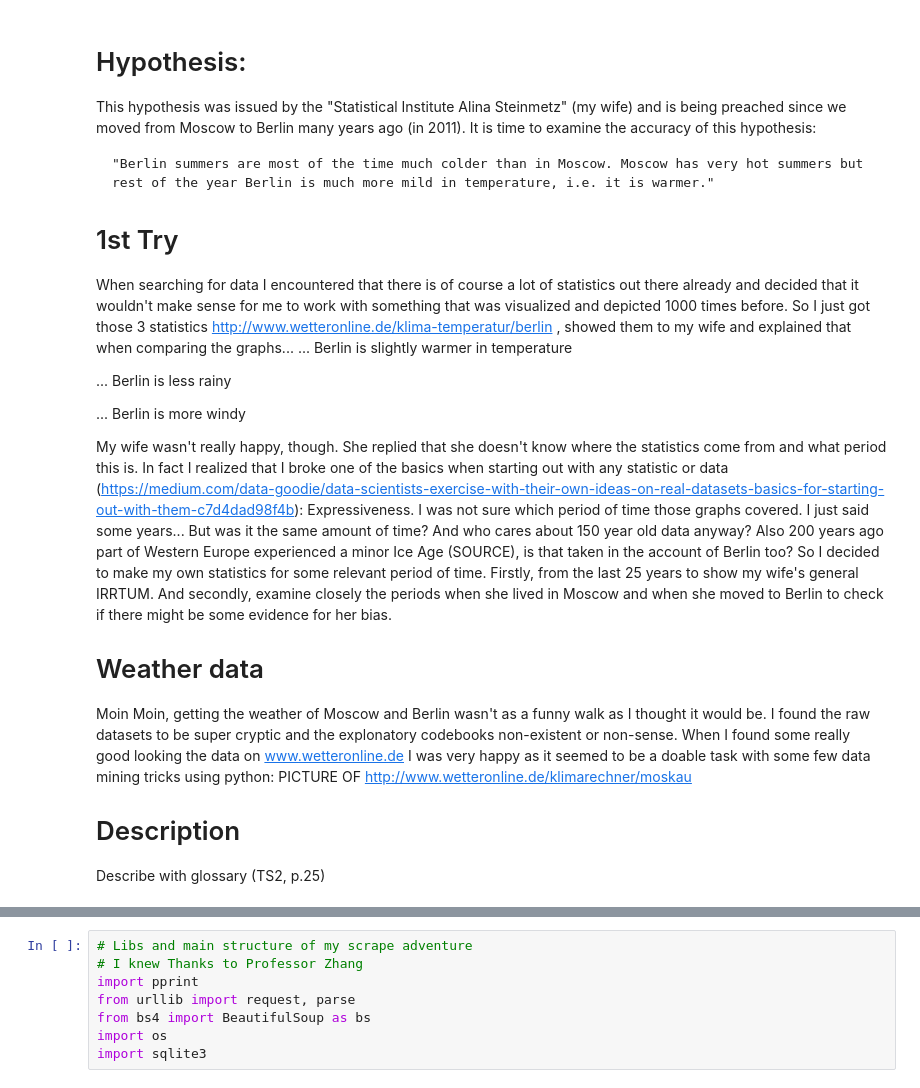
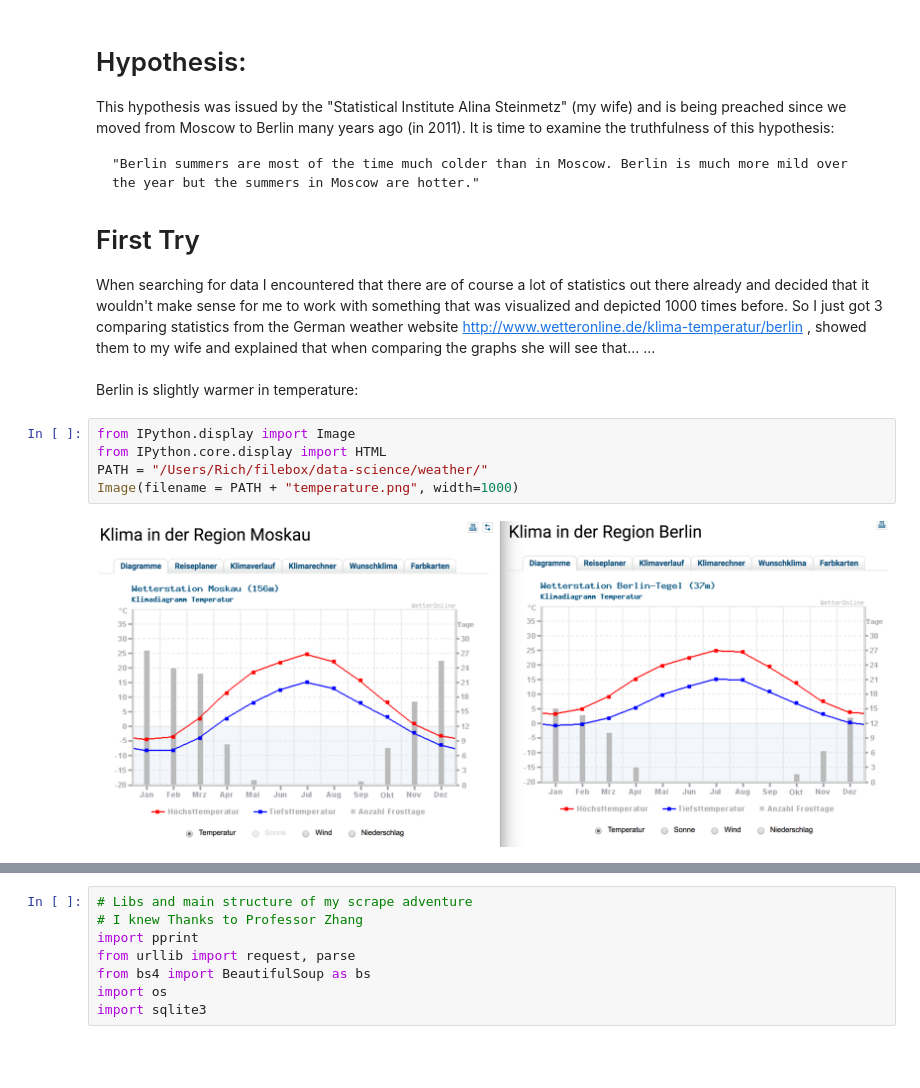
Before and after one commit to RichStone/weather-comparison-berlin-moscow, a Jupyter notebook: weather.ipynb, the cells around one changed output, grey strips where cells are left out. Saved outputs shown, nothing was run; the diff lists cells and outputs as text; blank space fills up the shorter version.

```diff
--- a/weather.ipynb
+++ b/weather.ipynb
@@ -1,29 +1,18 @@
 # %% [markdown]
 # Hypothesis:
-This hypothesis was issued by the "Statistical Institute Alina Steinmetz" (my wife) and is being preached since we moved from Moscow to Berlin many years ago (in 2011). It is time to examine the accuracy of this hypothesis:
+This hypothesis was issued by the "Statistical Institute Alina Steinmetz" (my wife) and is being preached since we moved from Moscow to Berlin many years ago (in 2011). It is time to examine the truthfulness of this hypothesis:
 
-    "Berlin summers are most of the time much colder than in Moscow. Moscow has very hot summers but rest of the year Berlin is much more mild in temperature, i.e. it is warmer."
+    "Berlin summers are most of the time much colder than in Moscow. Berlin is much more mild over the year but the summers in Moscow are hotter."
 
-# 1st Try
-When searching for data I encountered that there is of course a lot of statistics out there already and decided that it wouldn't make sense for me to work with something that was visualized and depicted 1000 times before. So I just got those 3 statistics http://www.wetteronline.de/klima-temperatur/berlin
-, showed them to my wife and explained that when comparing the graphs...
+# First Try
+When searching for data I encountered that there are of course a lot of statistics out there already and decided that it wouldn't make sense for me to work with something that was visualized and depicted 1000 times before. So I just got 3 comparing statistics from the German weather website http://www.wetteronline.de/klima-temperatur/berlin
+, showed them to my wife and explained that when comparing the graphs she will see that...
 ...
-Berlin is slightly warmer in temperature
-
-...
-Berlin is less rainy
-
-...
-Berlin is more windy
-
-My wife wasn't really happy, though. She replied that she doesn't know where the statistics come from and what period this is. In fact I realized that I broke one of the basics when starting out with any statistic or data (https://medium.com/data-goodie/data-scientists-exercise-with-their-own-ideas-on-real-datasets-basics-for-starting-out-with-them-c7d4dad98f4b): Expressiveness. I was not sure  which period of time those graphs covered. I just said some years... But was it the same amount of time? And who cares about 150 year old data anyway? Also 200 years ago part of Western Europe experienced a minor Ice Age (SOURCE), is that taken in the account of Berlin too? So I decided to make my own statistics for some relevant period of time. Firstly, from the last 25 years to show my wife's general IRRTUM. And secondly, examine closely the periods when she lived in Moscow and when she moved to Berlin to check if there might be some evidence for her bias.
-
-
-# Weather data
-Moin Moin,
-getting the weather of Moscow and Berlin wasn't as a funny walk as I thought it would be.
-I found the raw datasets to be super cryptic and the explonatory codebooks non-existent or non-sense. When I found some really good looking the data on www.wetteronline.de I was very happy as it seemed to be a doable task with some few data mining tricks using python:
-PICTURE OF http://www.wetteronline.de/klimarechner/moskau
-
-# Description
-Describe with glossary (TS2, p.25)
+<br /><br /> Berlin is slightly warmer in temperature:
+# %%
+from IPython.display import Image
+from IPython.core.display import HTML
+PATH = "/Users/Rich/filebox/data-science/weather/"
+Image(filename = PATH + "temperature.png", width=1000)
+# %% [output]
+[figure, added]
```
Also changed, not shown: parts of 18 cells of this notebook.
